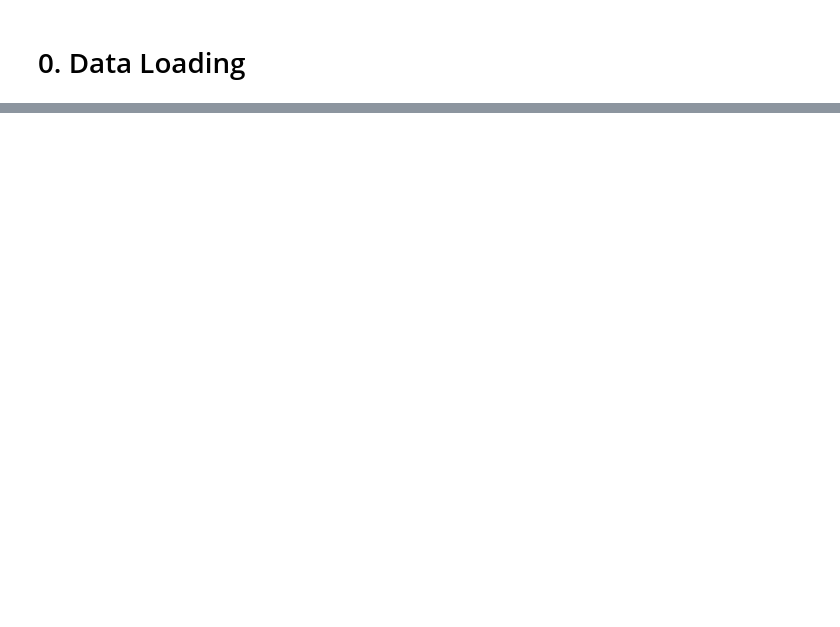
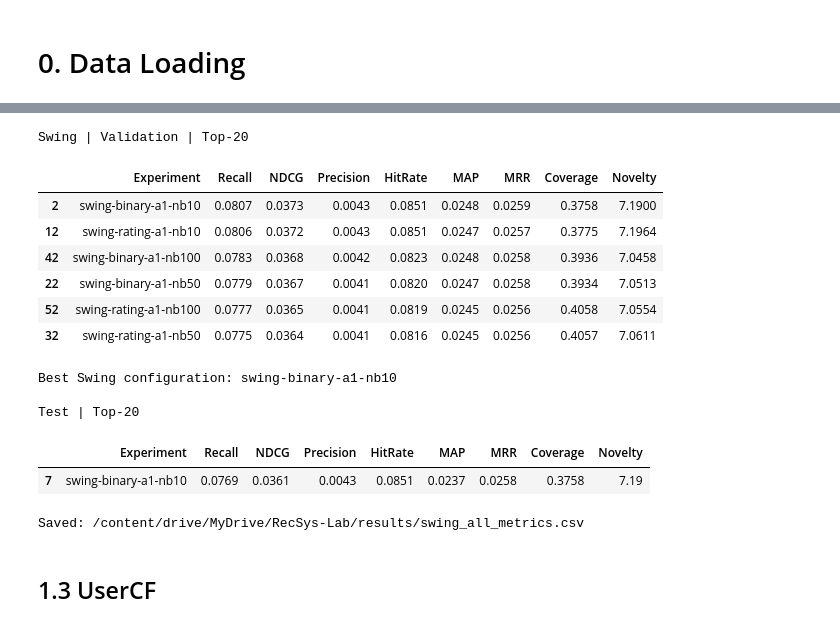
Before and after one commit to lixiang0618/RecSys-Lab, a Jupyter notebook: notebook/recsys_baseline.ipynb, the cells around one changed output, grey strips where cells are left out. Saved outputs shown, nothing was run; the diff lists cells and outputs as text; code cells hidden in the pictures; blank space fills up the shorter version.

```diff
--- a/notebook/recsys_baseline.ipynb
+++ b/notebook/recsys_baseline.ipynb
@@ -56,0 +644,78 @@ else:
+# %%
+from pathlib import Path
+
+results = []
+
+for name, recs in online_results.items():
+    for split_name, truth in [
+        ("Validation", valid_truth),
+        ("Test", test_truth)
+    ]:
+        metrics = evaluate(recs, truth)
+        metrics.insert(0, "Split", split_name)
+        metrics.insert(0, "Experiment", name)
+        results.append(metrics)
+
+swing_results = pd.concat(results, ignore_index=True)
+
+swing_results = (
+    swing_results
+    .merge(offline_df, on="Experiment", how="left")
+    .merge(online_df, on="Experiment", how="left")
+)
+
+output_dir = Path("/content/drive/MyDrive/RecSys-Lab/results")
+output_dir.mkdir(parents=True, exist_ok=True)
+
+swing_results.to_csv(
+    output_dir / "swing_all_metrics.csv",
+    index=False
+)
+
+validation_20 = (
+    swing_results[
+        (swing_results["Split"] == "Validation") &
+        (swing_results["K"] == 20)
+    ]
+    .sort_values("Recall", ascending=False)
+)
+
+print("Swing | Validation | Top-20")
+display(validation_20[[
+    "Experiment", "Recall", "NDCG", "Precision",
+    "HitRate", "MAP", "MRR", "Coverage", "Novelty"
+]].round(4))
+
+best_name = validation_20.iloc[0]["Experiment"]
+print(f"\nBest Swing configuration: {best_name}")
+
+print("\nTest | Top-20")
+display(
+    swing_results[
+        (swing_results["Split"] == "Test") &
+        (swing_results["K"] == 20) &
+        (swing_results["Experiment"] == best_name)
+    ][[
+        "Experiment", "Recall", "NDCG", "Precision",
+        "HitRate", "MAP", "MRR", "Coverage", "Novelty"
+    ]].round(4)
+)
+
+print(f"\nSaved: {output_dir / 'swing_all_metrics.csv'}")
+# %% [output]
+Swing | Validation | Top-20
+|  | Experiment | Recall | NDCG | Precision | HitRate | MAP | MRR | Coverage | Novelty |
+| 2 | swing-binary-a1-nb10 | 0.0807 | 0.0373 | 0.0043 | 0.0851 | 0.0248 | 0.0259 | 0.3758 | 7.1900 |
+| 12 | swing-rating-a1-nb10 | 0.0806 | 0.0372 | 0.0043 | 0.0851 | 0.0247 | 0.0257 | 0.3775 | 7.1964 |
+| 42 | swing-binary-a1-nb100 | 0.0783 | 0.0368 | 0.0042 | 0.0823 | 0.0248 | 0.0258 | 0.3936 | 7.0458 |
+| 22 | swing-binary-a1-nb50 | 0.0779 | 0.0367 | 0.0041 | 0.0820 | 0.0247 | 0.0258 | 0.3934 | 7.0513 |
+| 52 | swing-rating-a1-nb100 | 0.0777 | 0.0365 | 0.0041 | 0.0819 | 0.0245 | 0.0256 | 0.4058 | 7.0554 |
+| 32 | swing-rating-a1-nb50 | 0.0775 | 0.0364 | 0.0041 | 0.0816 | 0.0245 | 0.0256 | 0.4057 | 7.0611 |
+Best Swing configuration: swing-binary-a1-nb10
+
+Test | Top-20
+|  | Experiment | Recall | NDCG | Precision | HitRate | MAP | MRR | Coverage | Novelty |
+| 7 | swing-binary-a1-nb10 | 0.0769 | 0.0361 | 0.0043 | 0.0851 | 0.0237 | 0.0258 | 0.3758 | 7.19 |
+Saved: /content/drive/MyDrive/RecSys-Lab/results/swing_all_metrics.csv
+# %% [markdown]
+## 1.3 UserCF
```
Also changed, not shown: parts of 9 cells of this notebook.
